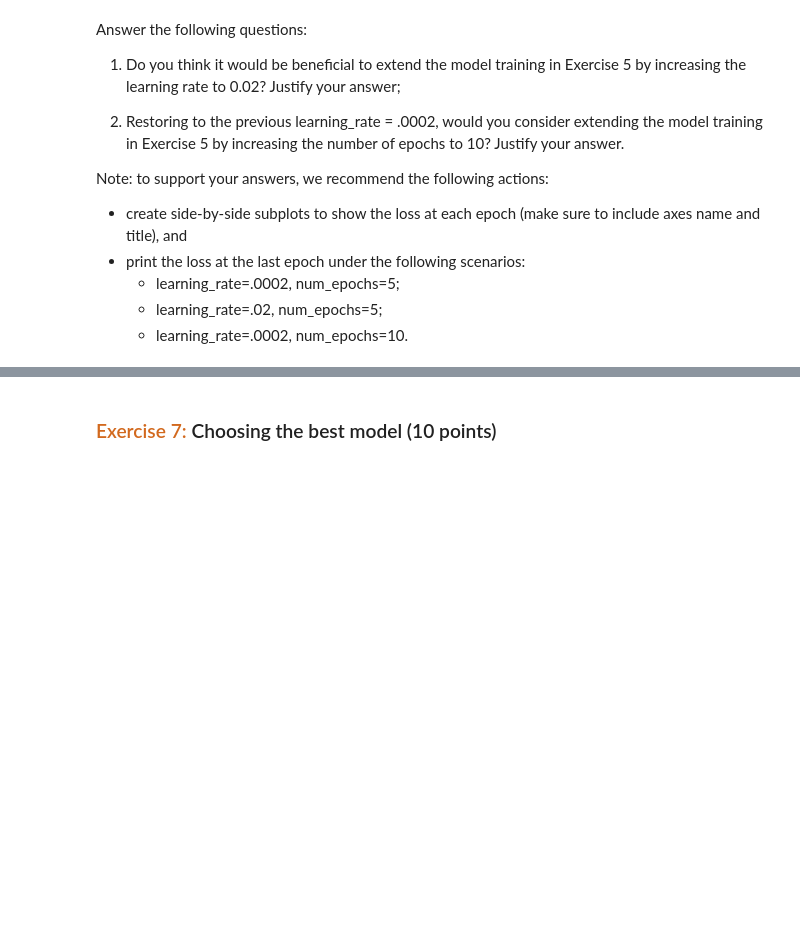
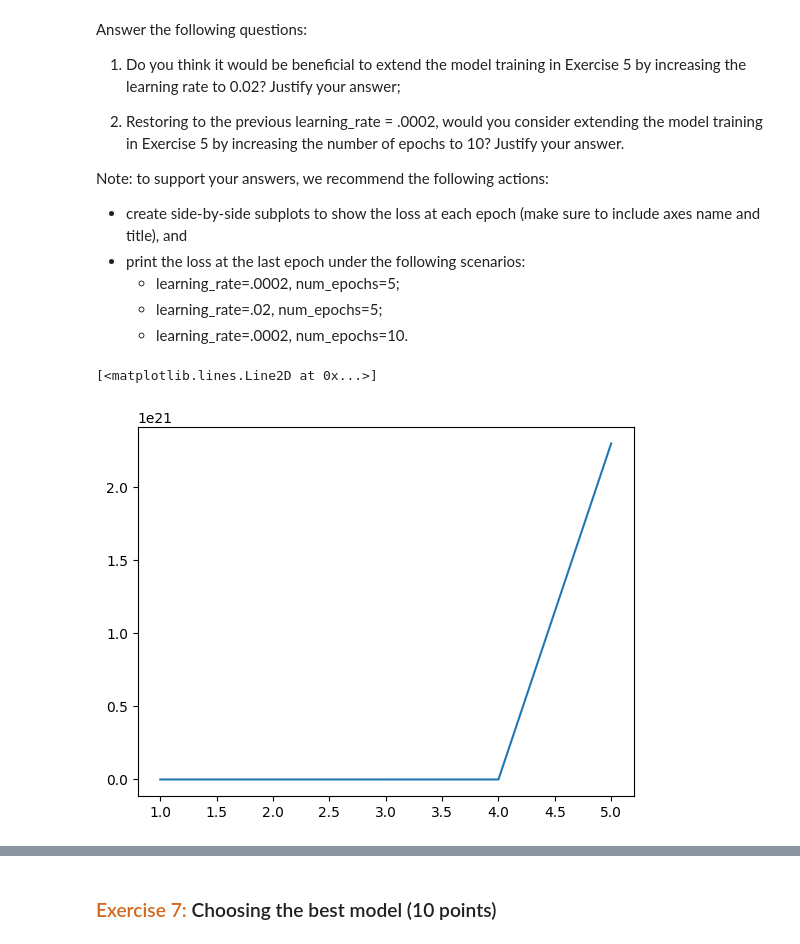
Before and after one commit to dabingougou/207, a Jupyter notebook: module_2/02 Linear Regression.ipynb, the cells around one changed output, grey strips where cells are left out. Saved outputs shown, nothing was run; the diff lists cells and outputs as text; code cells hidden in the pictures; blank space fills up the shorter version.

```diff
--- a/module_2/02 Linear Regression.ipynb
+++ b/module_2/02 Linear Regression.ipynb
@@ -261,0 +367,14 @@ Note: to support your answers, we recommend the following actions:
+# %%
+hyperparameter_list = [[0.002, 5],
+                       [0.02, 5],
+                       [0.002, 10]]
+
+hyperparameter_list[0][1]
+fig, ax = plt.subplots()
+ax.plot(np.arange(1, hyperparameter_list[0][1] + 1),
+            gradient_descent(X_train, Y_train,
+                            learning_rate=hyperparameter_list[0][0],
+                            num_epochs=hyperparameter_list[0][1])[1])
+# %% [output]
+[<matplotlib.lines.Line2D at 0x...>]
+[figure, added]
```
Also changed, not shown: parts of 17 cells of this notebook.
